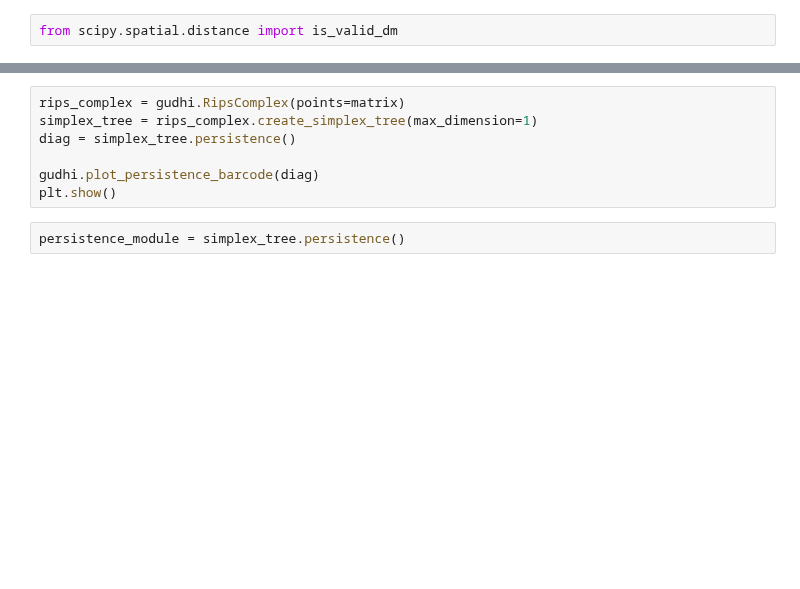
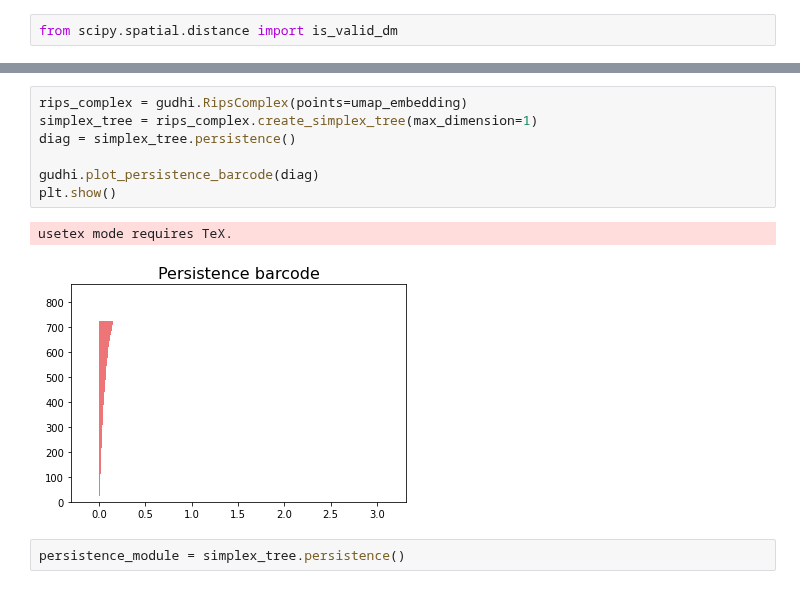
Before and after one commit to gabrielkassjohnson/parameter-free-topological-clustering, a Jupyter notebook: Clustering RNASeq Data with Pogo.ipynb, the cells around one changed output, grey strips where cells are left out. Saved outputs shown, nothing was run; the diff lists cells and outputs as text; blank space fills up the shorter version.

```diff
--- a/Clustering RNASeq Data with Pogo.ipynb
+++ b/Clustering RNASeq Data with Pogo.ipynb
@@ -172,10 +230,13 @@ is_valid_dm(mdist)
 # %%
-rips_complex = gudhi.RipsComplex(points=matrix)
+rips_complex = gudhi.RipsComplex(points=umap_embedding)
 simplex_tree = rips_complex.create_simplex_tree(max_dimension=1)
 diag = simplex_tree.persistence()
 
 gudhi.plot_persistence_barcode(diag)
 plt.show()
+# %% [output]
+usetex mode requires TeX.
+[figure, added]
 # %%
 persistence_module = simplex_tree.persistence()
 # %%
```
Also changed, not shown: parts of 20 cells of this notebook.
